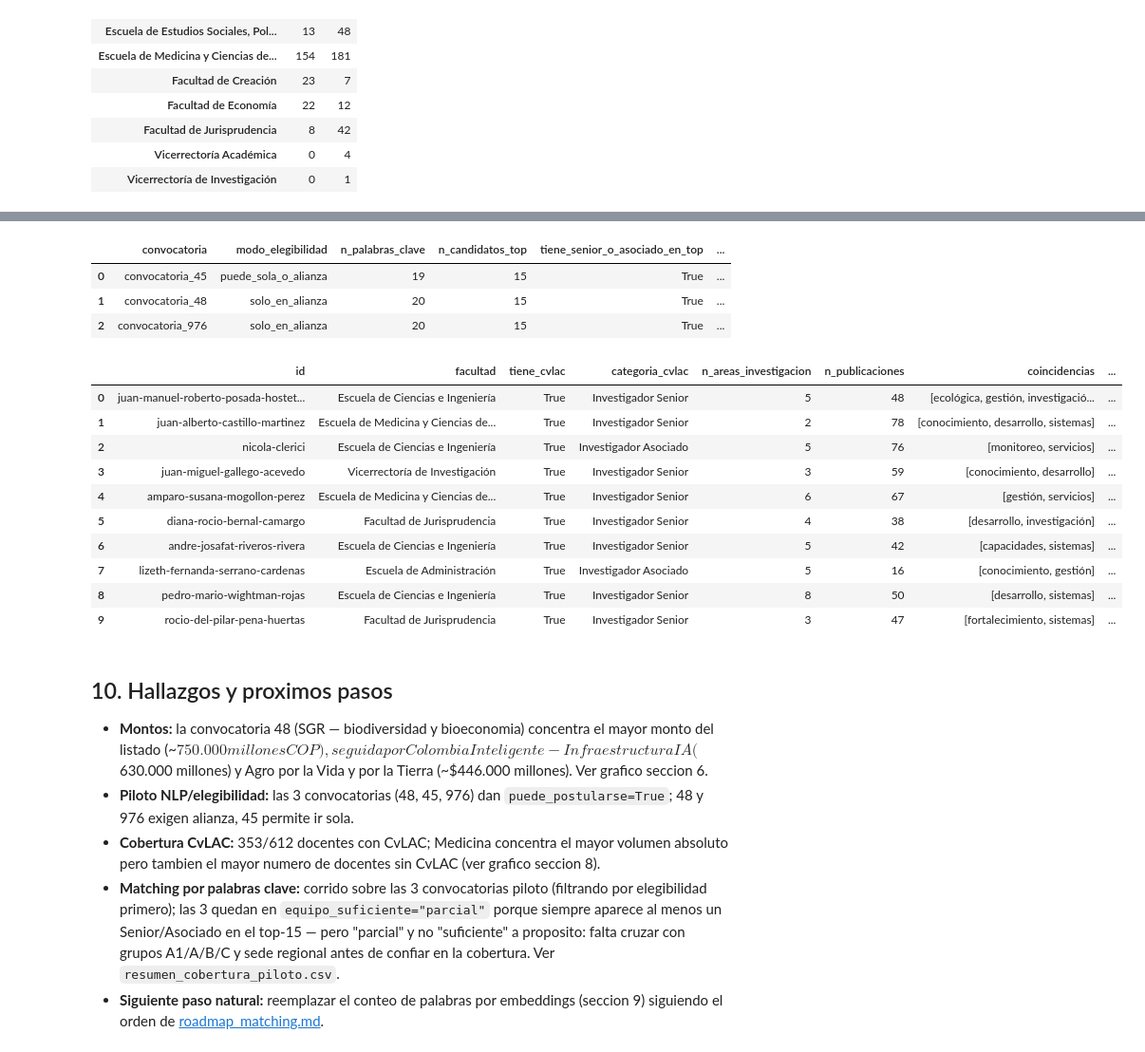
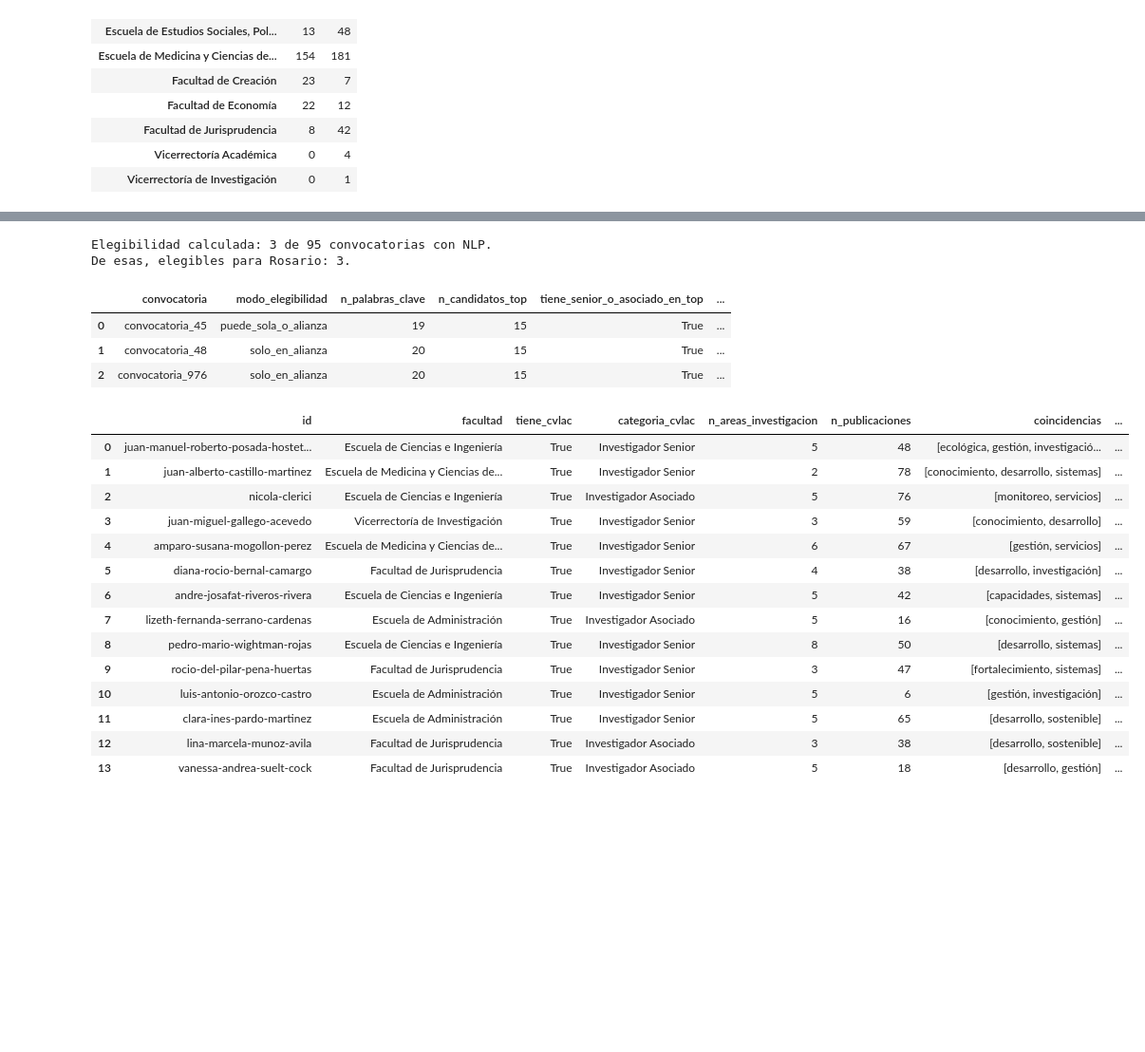
Before and after one commit to WhiterBy1/convocaur, a Jupyter notebook: laboratorio/andres/exploracion.ipynb, the cells around one changed output, grey strips where cells are left out. Shown at 95% size. Saved outputs shown, nothing was run; the diff lists cells and outputs as text; code cells hidden in the pictures; blank space fills up the shorter version.

```diff
--- a/laboratorio/andres/exploracion.ipynb
+++ b/laboratorio/andres/exploracion.ipynb
@@ -217,0 +555,25 @@ df_comparativo
+# %%
+CAMPOS_CLAVE_NLP = ["objetivo", "actores_elegibles", "lineas_tematicas", "requisitos", "criterios_evaluacion", "financiacion"]
+
+def campo_poblado(valor) -> bool:
+    return not (valor is None or valor == "" or valor == [] or valor == {})
+
+filas_calidad = []
+for conv_id, info in nlp.items():
+    poblados = sum(campo_poblado(info.get(c)) for c in CAMPOS_CLAVE_NLP)
+    filas_calidad.append({
+        "convocatoria": conv_id,
+        "campos_poblados": poblados,
+        "completitud": f"{poblados}/{len(CAMPOS_CLAVE_NLP)}",
+    })
+
+df_calidad_nlp = pd.DataFrame(filas_calidad).sort_values("campos_poblados").reset_index(drop=True)
+guardar_salida(PERSONA, "calidad_extracciones_nlp.csv", df_calidad_nlp)
+
+print("Distribucion de campos poblados (de 6 posibles):")
+print(df_calidad_nlp["campos_poblados"].value_counts().sort_index())
+print()
+n_vacias = (df_calidad_nlp["campos_poblados"] == 0).sum()
+n_pobres = (df_calidad_nlp["campos_poblados"] <= 2).sum()
+print(f"Completamente vacias (0/6): {n_vacias} de {len(df_calidad_nlp)}")
+print(f"Extraccion pobre (<=2/6): {n_pobres} de {len(df_calidad_nlp)} — no confiar en matching/elegibilidad sobre estas sin revisar a mano")
@@ -350,12 +739,15 @@ def construir_shortlist(conv_id: str, top_n: int = 15) -> tuple[set[str], pd.Dat
 resumen_cobertura = []
 shortlists_por_convocatoria = {}
 
-for conv_id, info_conv in nlp.items():
-    veredicto = elegibilidad.get(conv_id, {}).get("veredicto_final", {})
-    if not veredicto.get("puede_postularse"):
-        print(f"Salto {conv_id}: Rosario no es elegible")
-        continue
+convocatorias_elegibles = [
+    conv_id for conv_id in elegibilidad
+    if elegibilidad[conv_id].get("veredicto_final", {}).get("puede_postularse") and conv_id in nlp
+]
+print(f"Elegibilidad calculada: {len(elegibilidad)} de {len(nlp)} convocatorias con NLP.")
+print(f"De esas, elegibles para Rosario: {len(convocatorias_elegibles)}.")
 
+for conv_id in convocatorias_elegibles:
+    veredicto = elegibilidad[conv_id]["veredicto_final"]
     palabras_clave, top_candidatos = construir_shortlist(conv_id)
     shortlists_por_convocatoria[conv_id] = top_candidatos
     guardar_salida(PERSONA, f"shortlist_keyword_{conv_id}.csv", top_candidatos)
@@ -371,33 +763,31 @@ for conv_id, info_conv in nlp.items():
     })
 
 df_resumen_cobertura = pd.DataFrame(resumen_cobertura)
-guardar_salida(PERSONA, "resumen_cobertura_piloto.csv", df_resumen_cobertura)
+guardar_salida(PERSONA, "resumen_cobertura.csv", df_resumen_cobertura)
 df_resumen_cobertura
 # %% [output]
+Elegibilidad calculada: 3 de 95 convocatorias con NLP.
+De esas, elegibles para Rosario: 3.
 |  | convocatoria | modo_elegibilidad | n_palabras_clave | n_candidatos_top | tiene_senior_o_asociado_en_top | ... |
 | 0 | convocatoria_45 | puede_sola_o_alianza | 19 | 15 | True | ... |
 | 1 | convocatoria_48 | solo_en_alianza | 20 | 15 | True | ... |
 | 2 | convocatoria_976 | solo_en_alianza | 20 | 15 | True | ... |
 # %%
 # Detalle de una convocatoria puntual (cambia la clave para inspeccionar otra)
-shortlists_por_convocatoria["convocatoria_48"].head(10)
+shortlists_por_convocatoria["convocatoria_48"].head(14)
 # %% [output]
 |  | id | facultad | tiene_cvlac | categoria_cvlac | n_areas_investigacion | n_publicaciones | coincidencias | ... |
 | 0 | juan-manuel-roberto-posada-hostet... | Escuela de Ciencias e Ingeniería | True | Investigador Senior | 5 | 48 | [ecológica, gestión, investigació... | ... |
 | 1 | juan-alberto-castillo-martinez | Escuela de Medicina y Ciencias de... | True | Investigador Senior | 2 | 78 | [conocimiento, desarrollo, sistemas] | ... |
 | 2 | nicola-clerici | Escuela de Ciencias e Ingeniería | True | Investigador Asociado | 5 | 76 | [monitoreo, servicios] | ... |
 | 3 | juan-miguel-gallego-acevedo | Vicerrectoría de Investigación | True | Investigador Senior | 3 | 59 | [conocimiento, desarrollo] | ... |
 | 4 | amparo-susana-mogollon-perez | Escuela de Medicina y Ciencias de... | True | Investigador Senior | 6 | 67 | [gestión, servicios] | ... |
 | 5 | diana-rocio-bernal-camargo | Facultad de Jurisprudencia | True | Investigador Senior | 4 | 38 | [desarrollo, investigación] | ... |
 | 6 | andre-josafat-riveros-rivera | Escuela de Ciencias e Ingeniería | True | Investigador Senior | 5 | 42 | [capacidades, sistemas] | ... |
 | 7 | lizeth-fernanda-serrano-cardenas | Escuela de Administración | True | Investigador Asociado | 5 | 16 | [conocimiento, gestión] | ... |
 | 8 | pedro-mario-wightman-rojas | Escuela de Ciencias e Ingeniería | True | Investigador Senior | 8 | 50 | [desarrollo, sistemas] | ... |
 | 9 | rocio-del-pilar-pena-huertas | Facultad de Jurisprudencia | True | Investigador Senior | 3 | 47 | [fortalecimiento, sistemas] | ... |
+| 10 | luis-antonio-orozco-castro | Escuela de Administración | True | Investigador Senior | 5 | 6 | [gestión, investigación] | ... |
+| 11 | clara-ines-pardo-martinez | Escuela de Administración | True | Investigador Senior | 5 | 65 | [desarrollo, sostenible] | ... |
+| 12 | lina-marcela-munoz-avila | Facultad de Jurisprudencia | True | Investigador Asociado | 3 | 38 | [desarrollo, sostenible] | ... |
+| 13 | vanessa-andrea-suelt-cock | Facultad de Jurisprudencia | True | Investigador Asociado | 5 | 18 | [desarrollo, gestión] | ... |
-# %% [markdown]
-## 10. Hallazgos y proximos pasos
-
-- **Montos:** la convocatoria 48 (SGR — biodiversidad y bioeconomia) concentra el mayor monto del listado (~$750.000 millones COP), seguida por Colombia Inteligente - Infraestructura IA (~$630.000 millones) y Agro por la Vida y por la Tierra (~$446.000 millones). Ver grafico seccion 6.
-- **Piloto NLP/elegibilidad:** las 3 convocatorias (48, 45, 976) dan `puede_postularse=True`; 48 y 976 exigen alianza, 45 permite ir sola.
-- **Cobertura CvLAC:** 353/612 docentes con CvLAC; Medicina concentra el mayor volumen absoluto pero tambien el mayor numero de docentes sin CvLAC (ver grafico seccion 8).
-- **Matching por palabras clave:** corrido sobre las 3 convocatorias piloto (filtrando por elegibilidad primero); las 3 quedan en `equipo_suficiente="parcial"` porque siempre aparece al menos un Senior/Asociado en el top-15 — pero "parcial" y no "suficiente" a proposito: falta cruzar con grupos A1/A/B/C y sede regional antes de confiar en la cobertura. Ver `resumen_cobertura_piloto.csv`.
-- **Siguiente paso natural:** reemplazar el conteo de palabras por embeddings (seccion 9) siguiendo el orden de [roadmap_matching.md](../../docs/roadmap_matching.md).
```
Also changed, not shown: parts of 30 cells of this notebook, 9 other files.
